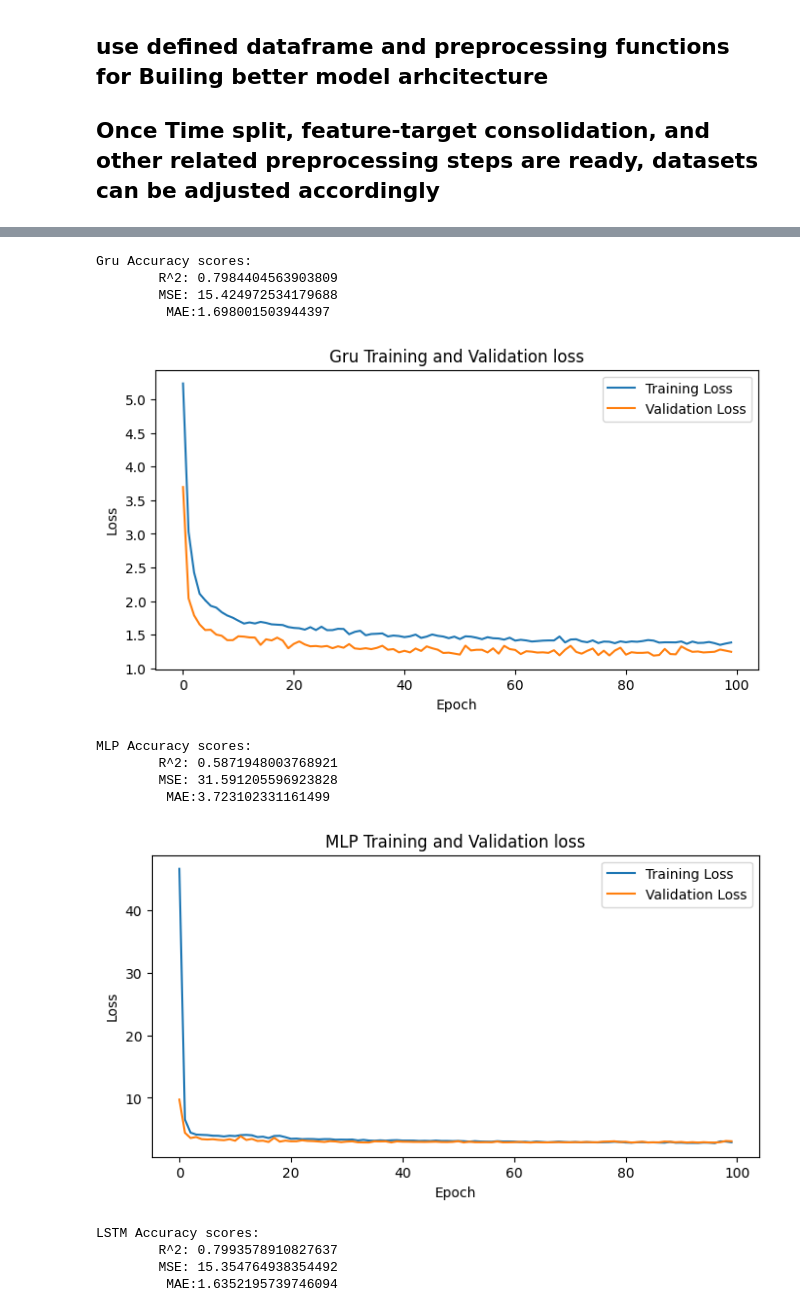
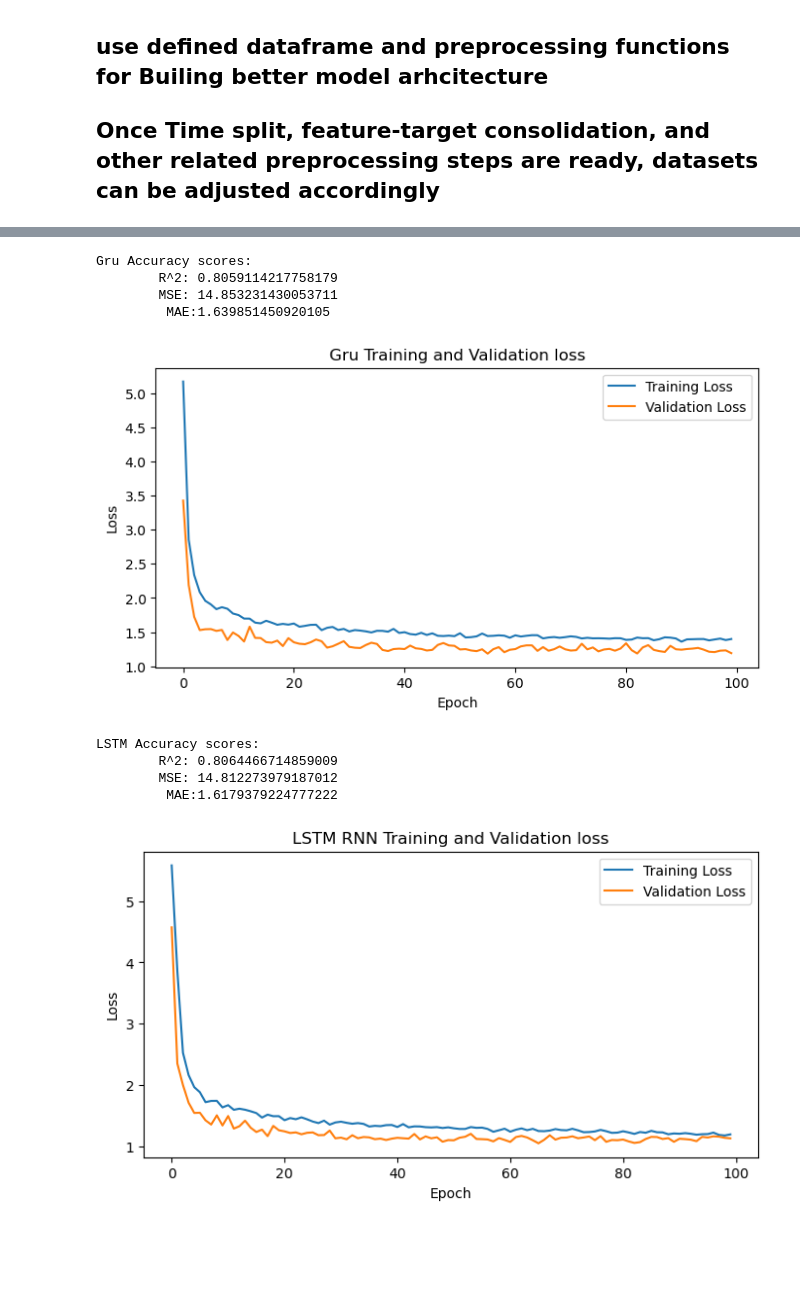
Before and after one commit to hroaten/COSC-325-ML-Project, a Jupyter notebook: Fantasy_Points.ipynb, the cells around one changed output, grey strips where cells are left out. Drawn from its saved outputs; the diff is of its cells as text; code cells hidden in the pictures; blank space fills up the shorter version.

```diff
--- a/Fantasy_Points.ipynb
+++ b/Fantasy_Points.ipynb
@@ -16,5 +16,5 @@ device = torch.device('cuda:0' if torch.cuda.is_available() else 'cpu')
 
 print(device)
 
-run_long = False # flag to prevent running of expensive code when running all blocks
+run_long = True # flag to prevent running of expensive code when running all blocks
 # %% [output]
@@ -192,6 +192,9 @@ test_seasons = [2024]
 train_df = raw_df[raw_df['season'].isin(train_seasons)]
 val_df = raw_df[raw_df['season'].isin(val_seasons)]
 test_df = raw_df[raw_df['season'].isin(test_seasons)]
+
+train_df = train_df[real_val_features]
+val_df = val
 
 X_train = preprocess.fit_transform(train_df)
 X_val = preprocess.transform(val_df)
@@ -396,7 +399,7 @@ class RNNRegressor(nn.Module):
         if self.bidirectional == 2 :
             h_forward = h_n[-2]
             h_backward = h_n[-1]
-            last_layer = torch.cat(h_forward, h_backward, dim=1)
+            last_layer = torch.cat([h_forward, h_backward], dim=1)
         else :
             last_layer = h_n[-1]
 
@@ -540,9 +547,10 @@ if run_long :
 
 gru_mse, gru_mae, gru_r2, preds, acts = evaluate_torch_model(minion, test_loader,device=device)
 # %%
-mlp_model = MLP_Network(input_size, [128, 64], num_classes=1)
+# MLP model significantly lower performance than GRU or LSTM
+# mlp_model = MLP_Network(input_size, [128, 64], num_classes=1)
 
-if run_long :
-    trained_mlp, mlp_tl, mlp_vl = train_torch_model(mlp_model, train_loader, val_loader, device=device)
+# if run_long :
+#     trained_mlp, mlp_tl, mlp_vl = train_torch_model(mlp_model, train_loader, val_loader, device=device)
 
-    mlp_mse, mlp_mae, mlp_r2, preds, acts = evaluate_torch_model(trained_mlp, test_loader,device=device)
+#     mlp_mse, mlp_mae, mlp_r2, preds, acts = evaluate_torch_model(trained_mlp, test_loader,device=device)
@@ -564,45 +568,41 @@ Epoch: 75's train loss= 1.256580695413329 and val loss= 1.0993589291257875
 # %%
 print(f'Gru Accuracy scores:\n\tR^2: {gru_r2}\n\tMSE: {gru_mse}\n\t MAE:{gru_mae}')
 plt.figure(figsize=(8, 4))
 plt.plot(range(100), gru_tl, label='Training Loss',)
 plt.plot(range(100), gru_vl, label='Validation Loss')
 plt.xlabel('Epoch')
 plt.ylabel('Loss')
 plt.legend()
 plt.title('Gru Training and Validation loss')
 plt.show()
 
-print(f'MLP Accuracy scores:\n\tR^2: {mlp_r2}\n\tMSE: {mlp_mse}\n\t MAE:{mlp_mae}')
-plt.figure(figsize=(8, 4))
-plt.plot(range(100), mlp_tl, label='Training Loss',)
-plt.plot(range(100), mlp_vl, label='Validation Loss')
-plt.xlabel('Epoch')
-plt.ylabel('Loss')
-plt.legend()
-plt.title('MLP Training and Validation loss')
-plt.show()
+# print(f'MLP Accuracy scores:\n\tR^2: {mlp_r2}\n\tMSE: {mlp_mse}\n\t MAE:{mlp_mae}')
+# plt.figure(figsize=(8, 4))
+# plt.plot(range(100), mlp_tl, label='Training Loss',)
+# plt.plot(range(100), mlp_vl, label='Validation Loss')
+# plt.xlabel('Epoch')
+# plt.ylabel('Loss')
+# plt.legend()
+# plt.title('MLP Training and Validation loss')
+# plt.show()
 
 print(f'LSTM Accuracy scores:\n\tR^2: {lstm_r2}\n\tMSE: {lstm_mse}\n\t MAE:{lstm_mae}')
 plt.figure(figsize=(8, 4))
 plt.plot(range(100), lstm_tl, label='Training Loss',)
 plt.plot(range(100), lstm_vl, label='Validation Loss')
 plt.xlabel('Epoch')
 plt.ylabel('Loss')
 plt.legend()
 plt.title('LSTM RNN Training and Validation loss')
 plt.show()
 # %% [output]
 Gru Accuracy scores:
-        R^2: 0.7984404563903809
-        MSE: 15.424972534179688
-         MAE:1.698001503944397
+        R^2: 0.8059114217758179
+        MSE: 14.853231430053711
+         MAE:1.639851450920105
-[figure, old version]
+[figure, new version]
-MLP Accuracy scores:
-        R^2: 0.5871948003768921
-        MSE: 31.591205596923828
-         MAE:3.723102331161499
+LSTM Accuracy scores:
+        R^2: 0.8064466714859009
+        MSE: 14.812273979187012
+         MAE:1.6179379224777222
-[figure, old version]
+[figure, new version]
-LSTM Accuracy scores:
-        R^2: 0.7993578910827637
-        MSE: 15.354764938354492
-         MAE:1.6352195739746094
```
Also changed, not shown: parts of 11 cells of this notebook, 1 other file.
